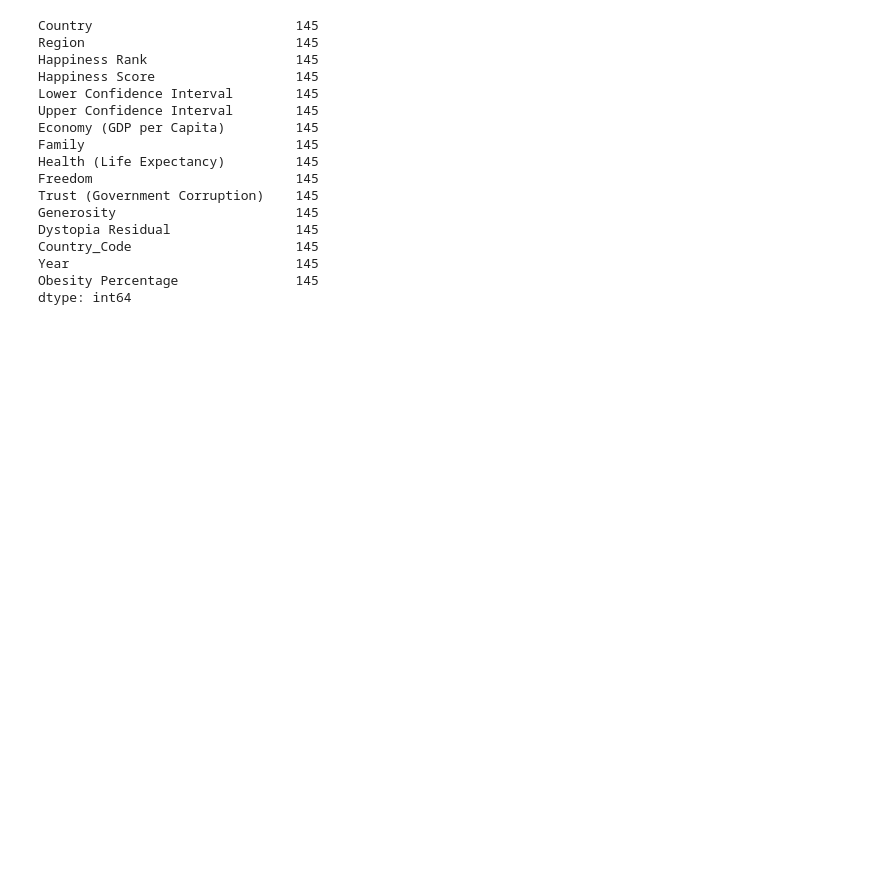
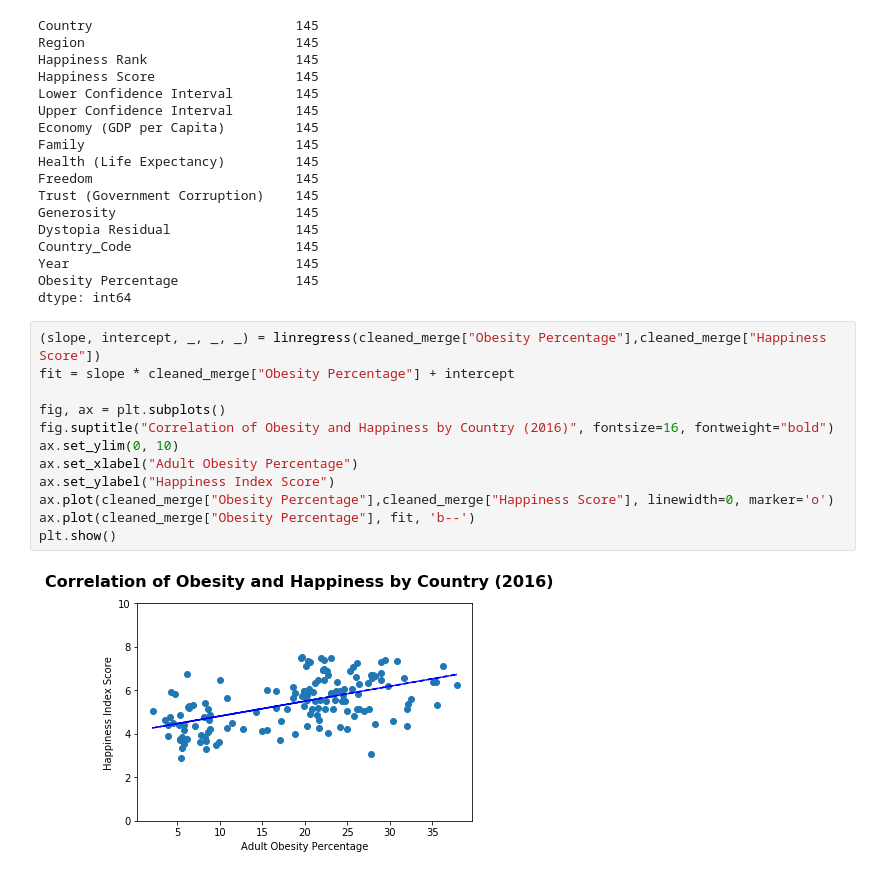
Before and after one commit to abigailmetzger/abigail_brennan_club, a Jupyter notebook: obesity_vs_happiness.ipynb, the cells around one changed output. Drawn from its saved outputs; the diff is of its cells as text; blank space fills up the shorter version.

```diff
--- a/obesity_vs_happiness.ipynb
+++ b/obesity_vs_happiness.ipynb
@@ -143,3 +189,17 @@ Country_Code                     145
 Year                             145
 Obesity Percentage               145
 dtype: int64
+# %%
+(slope, intercept, _, _, _) = linregress(cleaned_merge["Obesity Percentage"],cleaned_merge["Happiness Score"])
+fit = slope * cleaned_merge["Obesity Percentage"] + intercept
+
+fig, ax = plt.subplots()
+fig.suptitle("Correlation of Obesity and Happiness by Country (2016)", fontsize=16, fontweight="bold")
+ax.set_ylim(0, 10)
+ax.set_xlabel("Adult Obesity Percentage")
+ax.set_ylabel("Happiness Index Score")
+ax.plot(cleaned_merge["Obesity Percentage"],cleaned_merge["Happiness Score"], linewidth=0, marker='o')
+ax.plot(cleaned_merge["Obesity Percentage"], fit, 'b--')
+plt.show()
+# %% [output]
+[figure, added]
```
Also changed, not shown: parts of 18 cells of this notebook, 3 other files.
